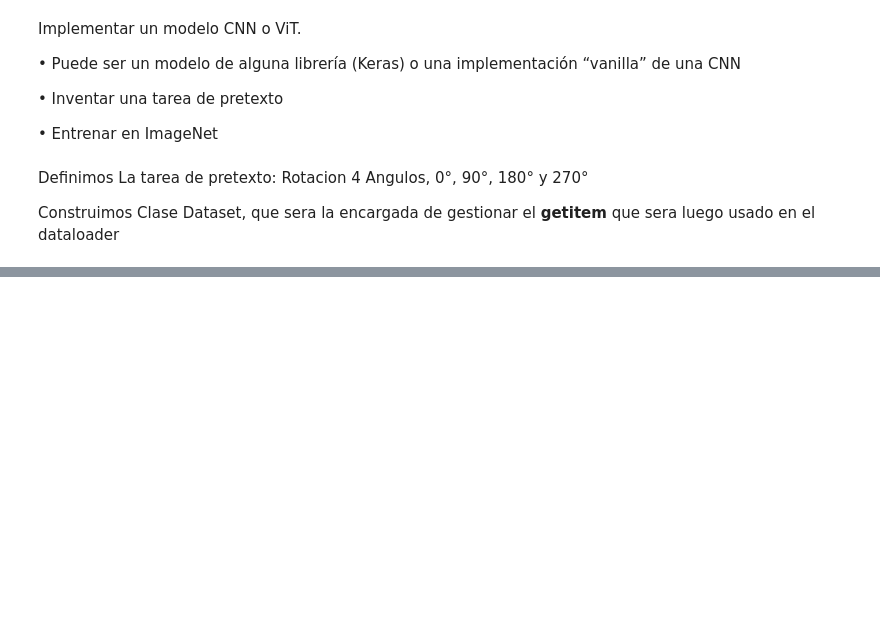
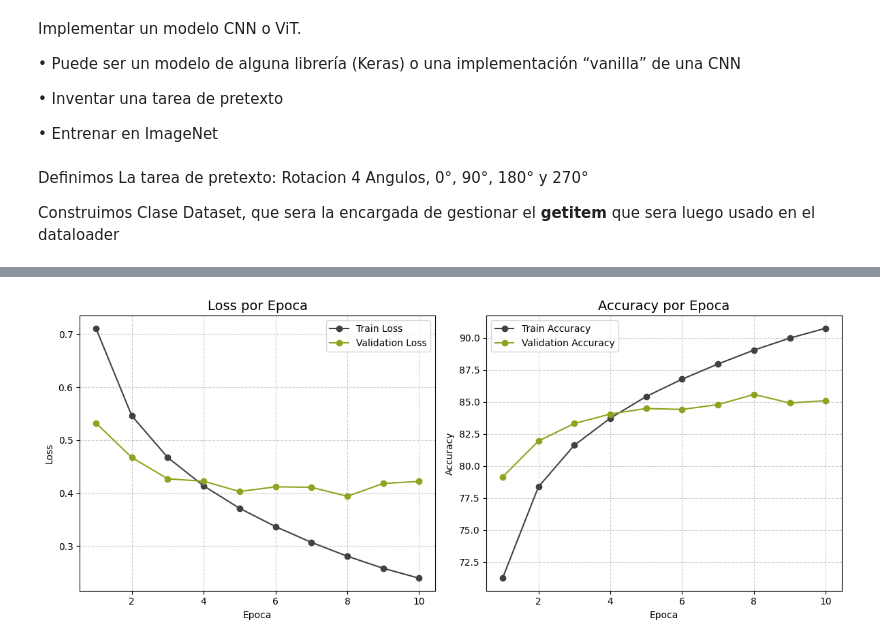
Before and after one commit to msuribec/visionporcomputador, a Jupyter notebook: Taller 04/01 Train.ipynb, the cells around one changed output, grey strips where cells are left out. Cells and saved outputs as stored; diff of their text form; code cells hidden in the pictures; blank space fills up the shorter version.

Commit message:
add val, test and learning curve

```diff
--- a/Taller 04/01 Train.ipynb
+++ b/Taller 04/01 Train.ipynb
@@ -160,0 +189,6 @@ torch.save(model.state_dict(), "resnet18_rotation_pretext.pth")
+# %%
+device = torch.device('cuda' if torch.cuda.is_available() else 'cpu')
+
+criterion = nn.CrossEntropyLoss()
+model = RotationResNet().to(device)
+optimizer = optim.AdamW(model.parameters(), lr=1e-4)
@@ -160,0 +271,34 @@ torch.save(model.state_dict(), "resnet18_rotation_pretext.pth")
+# %%
+
+def plot_training_curves(train_losses, val_losses, train_accuracies, val_accuracies):
+    epochs = range(1, len(train_losses) + 1)
+
+    plt.figure(figsize=(12, 5))
+
+    # Loss
+    plt.subplot(1, 2, 1)
+    plt.plot(epochs, train_losses, label='Train Loss', marker='o', color = '#414141')
+    plt.plot(epochs, val_losses, label='Validation Loss', marker='o', color = '#8FA31E')
+    plt.title('Loss por Epoca', fontsize=14)
+    plt.xlabel('Epoca')
+    plt.ylabel('Loss')
+    plt.legend()
+    plt.grid(True, linestyle='--', alpha=0.6)
+    plt.tight_layout()
+
+    # Accuracy
+    plt.subplot(1, 2, 2)
+    plt.plot(epochs, train_accuracies, label='Train Accuracy', marker='o', color = '#414141')
+    plt.plot(epochs, val_accuracies, label='Validation Accuracy', marker='o', color = '#8FA31E')
+    plt.title('Accuracy por Epoca', fontsize=14)
+    plt.xlabel('Epoca')
+    plt.ylabel('Accuracy')
+    plt.legend()
+    plt.grid(True, linestyle='--', alpha=0.6)
+
+    plt.tight_layout()
+    plt.show()
+# %%
+plot_training_curves(train_losses, val_losses, train_accuracies, val_accuracies)
+# %% [output]
+[figure, added]
```
Also changed, not shown: parts of 20 cells of this notebook.
